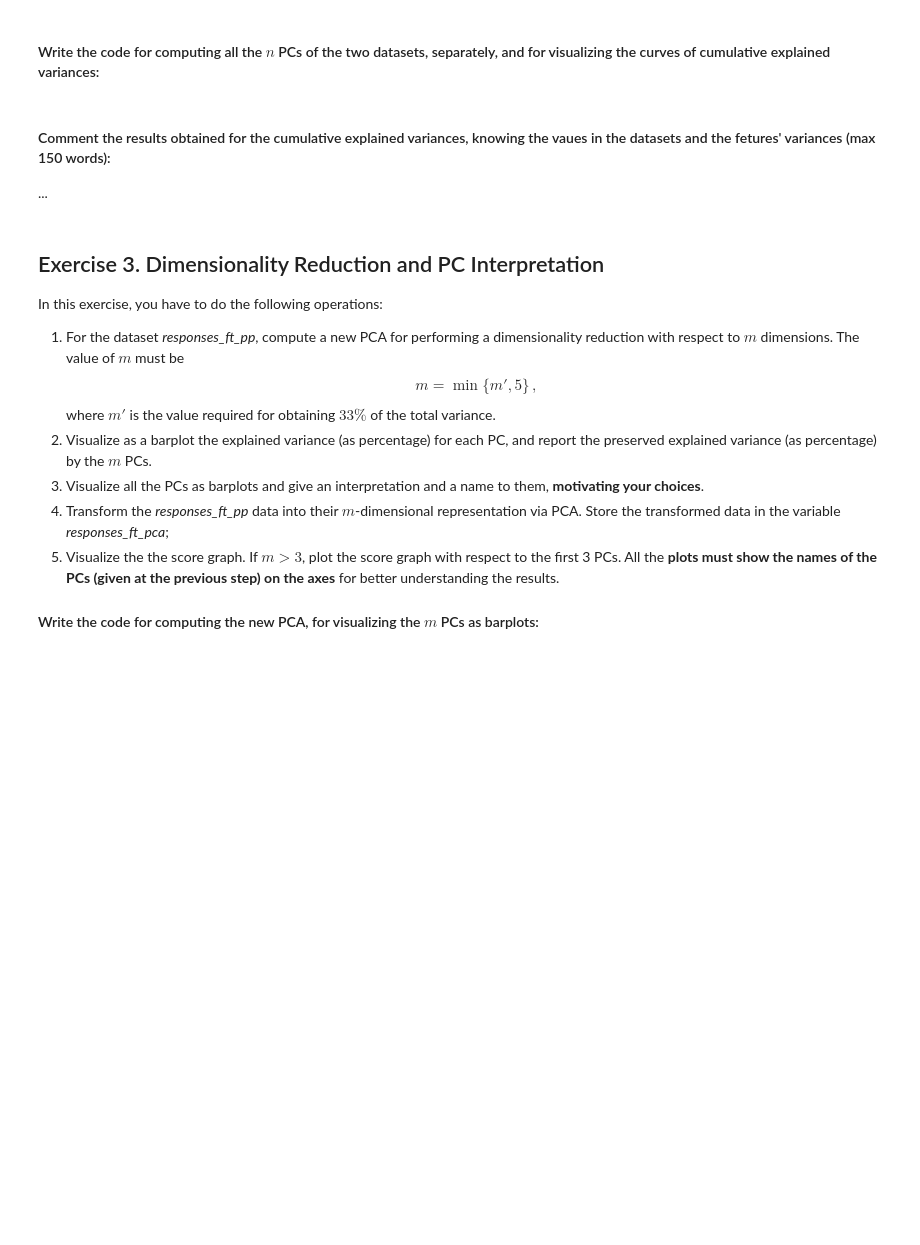
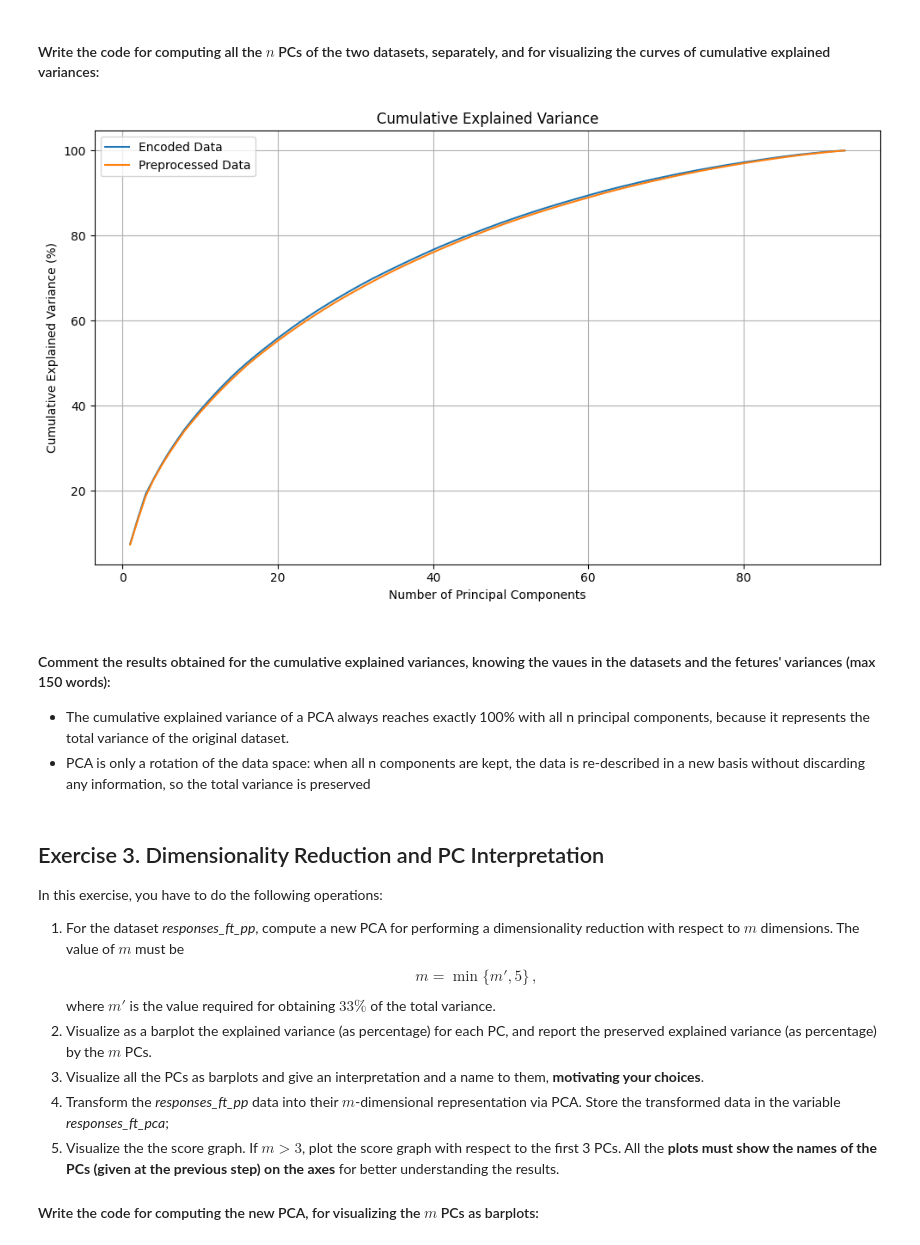
Before and after one commit to omerzkan/pca_project_report, a Jupyter notebook: HWpca_Surname1_Surname2.ipynb, the cells around one changed output. Drawn from its saved outputs; the diff is of its cells as text; code cells hidden in the pictures; blank space fills up the shorter version.

```diff
--- a/HWpca_Surname1_Surname2.ipynb
+++ b/HWpca_Surname1_Surname2.ipynb
@@ -270,11 +420,51 @@ For doing this exercise, fill the cells below following the instructions you rea
 # %% [markdown]
 #### Write the code for computing all the $n$ PCs of the two datasets, separately, and for visualizing the curves of cumulative explained variances:
 # %%
-# [write the code here]
+
+# PCA for encoded data
+pca_enc = PCA()
+pca_enc.fit(responses_ft_enc)
+# learns pc directions, variances for components, eigenvalues, eigenvectors
+
+# PCA for preprocessed data
+pca_pp = PCA()
+pca_pp.fit(responses_ft_pp)
+
+# Cumulative sum of each pca component (%)
+cum_var_enc = np.cumsum(pca_enc.explained_variance_ratio_) * 100
+cum_var_pp = np.cumsum(pca_pp.explained_variance_ratio_) * 100
+
+# Plot
+plt.figure(figsize=(10, 6))
+
+plt.plot(
+    range(1, len(cum_var_enc) + 1),
+    cum_var_enc,
+    label="Encoded Data"
+)
+
+plt.plot(
+    range(1, len(cum_var_pp) + 1),
+    cum_var_pp,
+    label='Preprocessed Data'
+)
+
+plt.xlabel('Number of Principal Components')
+plt.ylabel('Cumulative Explained Variance (%)')
+plt.title('Cumulative Explained Variance')
+
+plt.legend()
+plt.grid(True)
+
+plt.tight_layout()
+plt.show()
+# %% [output]
+[figure, added]
 # %% [markdown]
 #### Comment the results obtained for the cumulative explained variances, knowing the vaues in the datasets and the fetures' variances (max 150 words):
 
-...
+-   The cumulative explained variance of a PCA always reaches exactly 100% with all n principal components, because it represents the total variance of the original dataset.
+-   PCA is only a rotation of the data space: when all n components are kept, the data is re-described in a new basis without discarding any information, so the total variance is preserved
 # %% [markdown]
 ## Exercise 3. Dimensionality Reduction and PC Interpretation
 
```
Also changed, not shown: parts of 6 cells of this notebook.
